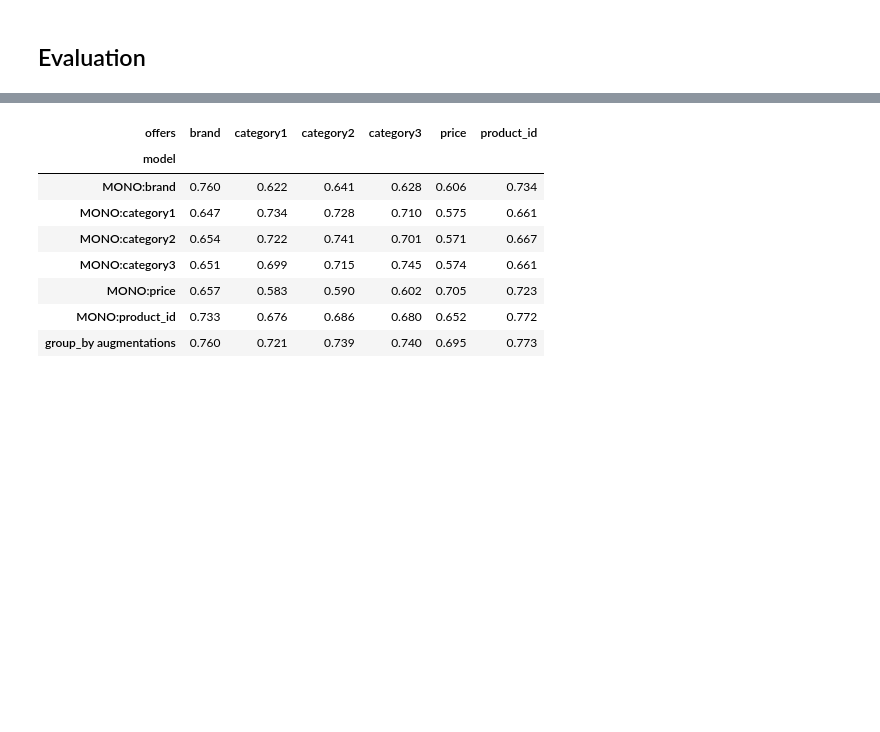
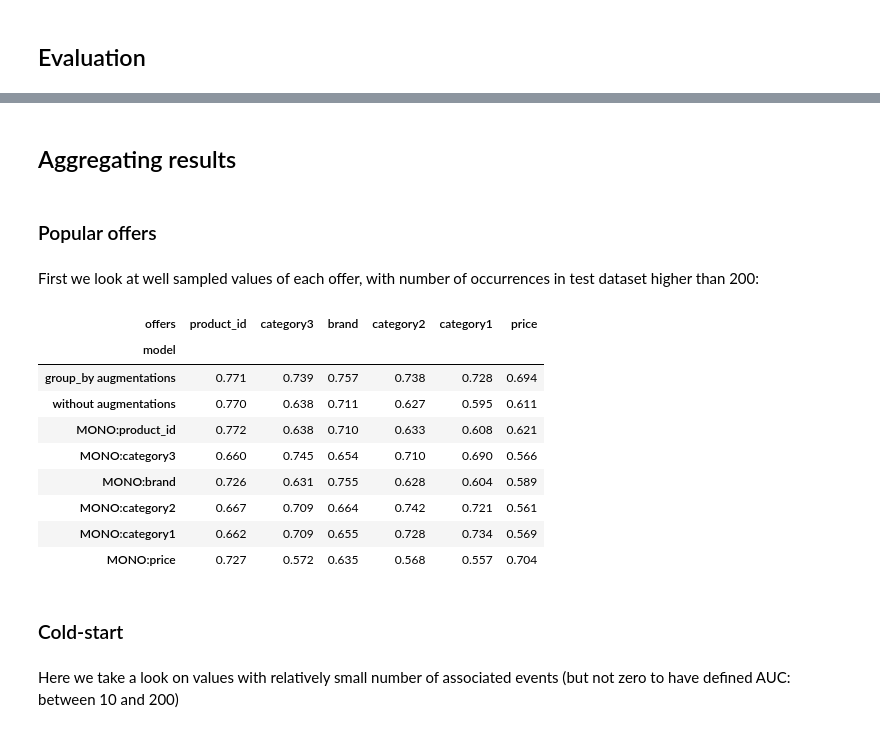
Before and after one commit to tinyclues/group-by-augmentations-model, a Jupyter notebook: training/rees group by augmentations.ipynb, the cells around one changed output, grey strips where cells are left out. Drawn from its saved outputs; the diff is of its cells as text; code cells hidden in the pictures; blank space fills up the shorter version.

```diff
--- a/training/rees group by augmentations.ipynb
+++ b/training/rees group by augmentations.ipynb
@@ -291,3 +277,6 @@ def bi_linear_interaction_model(single_task_feature, name='bi_linear_model'):
                   metrics=[BroadcastMetric(AUC_METRIC, NUMBER_OF_NEGATIVES)])
 
     return model
+# %%
+model_wo_augmentations = bi_linear_interaction_model(offer_features, name='model_wo_augm')
+model_wo_augmentations.fit(datasets['train'], epochs=EPOCHS, validation_data=datasets['val'])
@@ -295,7 +302,7 @@ def bi_linear_interaction_model(single_task_feature, name='bi_linear_model'):
 mono_feature_models = {}
 for task_offer_feature in TASKS:
     mono_feature_models[task_offer_feature] =\
-        bi_linear_interaction_model(task_offer_feature, name=f'{task_offer_feature}_model')
+        bi_linear_interaction_model([task_offer_feature], name=f'{task_offer_feature}_model')
     mono_feature_models[task_offer_feature].fit(datasets['train'],
                                                 epochs=EPOCHS,
                                                 validation_data=datasets['val'])
@@ -411,14 +418,14 @@ Wall time: 4min 12s
 # %%
 %%time
 from collections import defaultdict
-from utils import evaluate_model, wAUC
+from utils import evaluate_model
 
 aucs = defaultdict(dict)
 for task_offer_feature in TASKS:
+    kw = {'single_task_feature': task_offer_feature, 'test_datasets': test_datasets,
+          'number_of_negatives': NUMBER_OF_NEGATIVES, 'inverse_lookups': inverse_lookups}
     for model_name in TASKS:
-        aucs[task_offer_feature][f'MONO:{model_name}'] = \
-            evaluate_model(mono_feature_models[model_name],
-                           task_offer_feature, test_datasets, NUMBER_OF_NEGATIVES, inverse_lookups)
-    aucs[task_offer_feature]['group_by augmentations'] = \
-            evaluate_model(eval_model, task_offer_feature, test_datasets, NUMBER_OF_NEGATIVES, inverse_lookups)
+        aucs[task_offer_feature][f'MONO:{model_name}'] = evaluate_model(mono_feature_models[model_name], **kw)
+    aucs[task_offer_feature]['group_by augmentations'] = evaluate_model(eval_model, **kw)
+    aucs[task_offer_feature]['without augmentations'] = evaluate_model(model_wo_augmentations, **kw)
 # %% [output]
@@ -427,23 +437,37 @@ Wall time: 1h 10min 22s
+# %% [markdown]
+## Aggregating results
+# %% [markdown]
+### Popular offers
+# %% [markdown]
+First we look at well sampled values of each offer, with number of occurrences in test dataset higher than 200:
 # %%
 import pandas as pd
+from utils import wAUC
+
 results = pd.DataFrame()
 for task_name in aucs:
     for model_name in aucs[task_name]:
-        w_auc = wAUC(aucs[task_name][model_name])
+        w_auc = wAUC(aucs[task_name][model_name], cutoff_low=200)
         results = pd.concat([results,
                              pd.Series({'wAUC': w_auc, 'offers': task_name, 'model': model_name}).to_frame().T],
                             ignore_index=True)
 # %%
 pd.pivot_table(results, 'wAUC', 'model', 'offers')\
     .rename(columns={'priceCluster': 'price'}, index={'MONO:priceCluster': 'MONO:price'})\
+    .iloc[[6, 7, 5, 3, 0, 2, 1, 4]][['product_id', 'category3', 'brand', 'category2', 'category1', 'price']]\
     .style.background_gradient(cmap='coolwarm').format(precision=3)
 # %% [output]
-| offers | brand | category1 | category2 | category3 | price | product_id |
+| offers | product_id | category3 | brand | category2 | category1 | price |
 | model |  |  |  |  |  |  |
-| MONO:brand | 0.760 | 0.622 | 0.641 | 0.628 | 0.606 | 0.734 |
-| MONO:category1 | 0.647 | 0.734 | 0.728 | 0.710 | 0.575 | 0.661 |
-| MONO:category2 | 0.654 | 0.722 | 0.741 | 0.701 | 0.571 | 0.667 |
-| MONO:category3 | 0.651 | 0.699 | 0.715 | 0.745 | 0.574 | 0.661 |
-| MONO:price | 0.657 | 0.583 | 0.590 | 0.602 | 0.705 | 0.723 |
-| MONO:product_id | 0.733 | 0.676 | 0.686 | 0.680 | 0.652 | 0.772 |
-| group_by augmentations | 0.760 | 0.721 | 0.739 | 0.740 | 0.695 | 0.773 |
+| group_by augmentations | 0.771 | 0.739 | 0.757 | 0.738 | 0.728 | 0.694 |
+| without augmentations | 0.770 | 0.638 | 0.711 | 0.627 | 0.595 | 0.611 |
+| MONO:product_id | 0.772 | 0.638 | 0.710 | 0.633 | 0.608 | 0.621 |
+| MONO:category3 | 0.660 | 0.745 | 0.654 | 0.710 | 0.690 | 0.566 |
+| MONO:brand | 0.726 | 0.631 | 0.755 | 0.628 | 0.604 | 0.589 |
+| MONO:category2 | 0.667 | 0.709 | 0.664 | 0.742 | 0.721 | 0.561 |
+| MONO:category1 | 0.662 | 0.709 | 0.655 | 0.728 | 0.734 | 0.569 |
+| MONO:price | 0.727 | 0.572 | 0.635 | 0.568 | 0.557 | 0.704 |
+# %% [markdown]
+### Cold-start
+# %% [markdown]
+Here we take a look on values with relatively small number of associated events (but not zero to have defined AUC: between 10 and 200)
```
Also changed, not shown: parts of 13 cells of this notebook, 4 other files.
